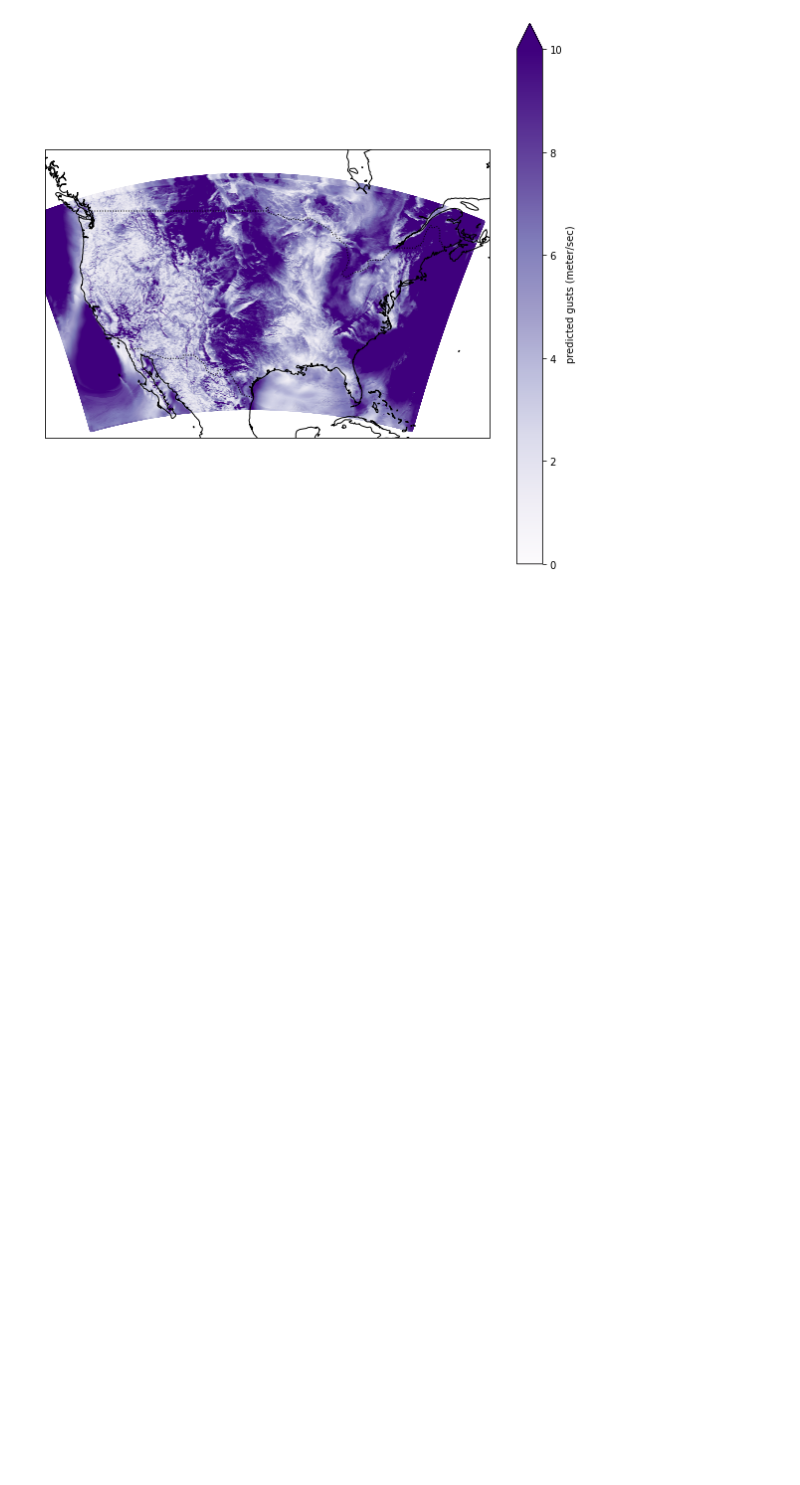
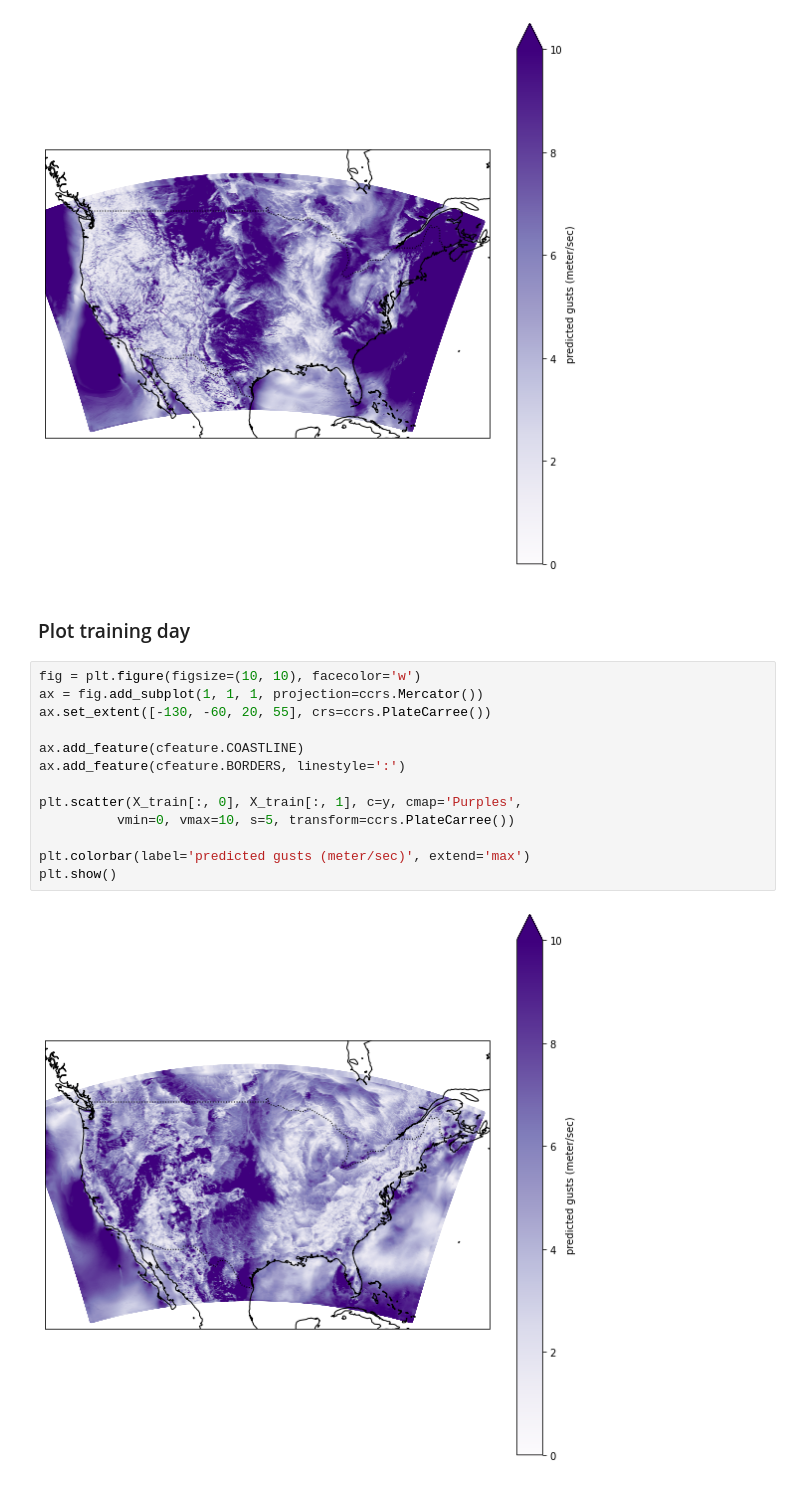
Before and after one commit to jesseturner/Wind-Gust-Predictions, a Jupyter notebook: NN_trained_hrrr.ipynb, the cells around one changed output. Saved outputs shown, nothing was run; the diff lists cells and outputs as text; blank space fills up the shorter version.

Commit message:
Added training data plot

```diff
--- a/NN_trained_hrrr.ipynb
+++ b/NN_trained_hrrr.ipynb
@@ -93,3 +93,20 @@ plt.colorbar(label='predicted gusts (meter/sec)', extend='max')
 plt.show()
 # %% [output]
 [figure]
+# %% [markdown]
+### Plot training day
+# %%
+fig = plt.figure(figsize=(10, 10), facecolor='w')
+ax = fig.add_subplot(1, 1, 1, projection=ccrs.Mercator())
+ax.set_extent([-130, -60, 20, 55], crs=ccrs.PlateCarree())
+
+ax.add_feature(cfeature.COASTLINE)
+ax.add_feature(cfeature.BORDERS, linestyle=':')
+
+plt.scatter(X_train[:, 0], X_train[:, 1], c=y, cmap='Purples',
+          vmin=0, vmax=10, s=5, transform=ccrs.PlateCarree())
+
+plt.colorbar(label='predicted gusts (meter/sec)', extend='max')
+plt.show()
+# %% [output]
+[figure, added]
```
